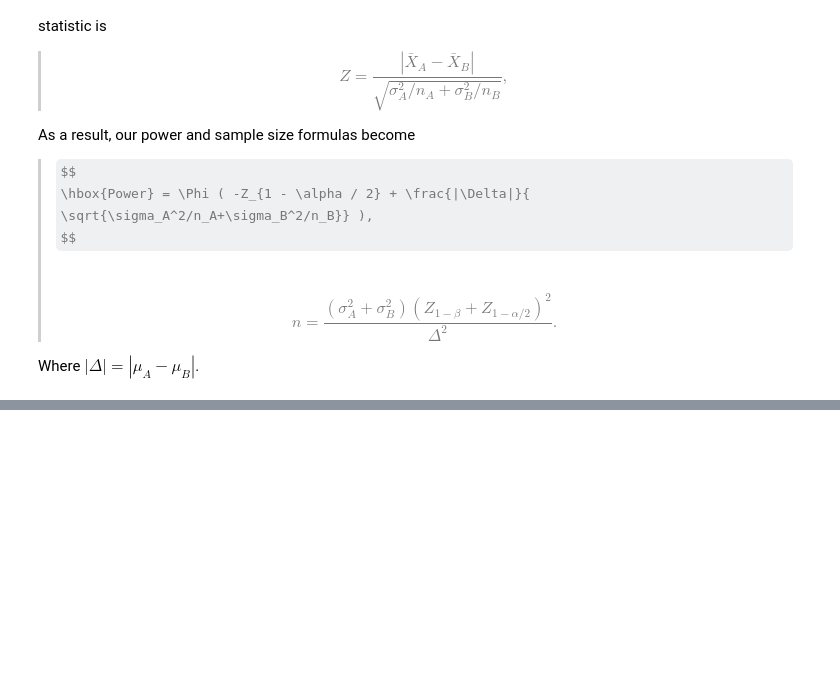
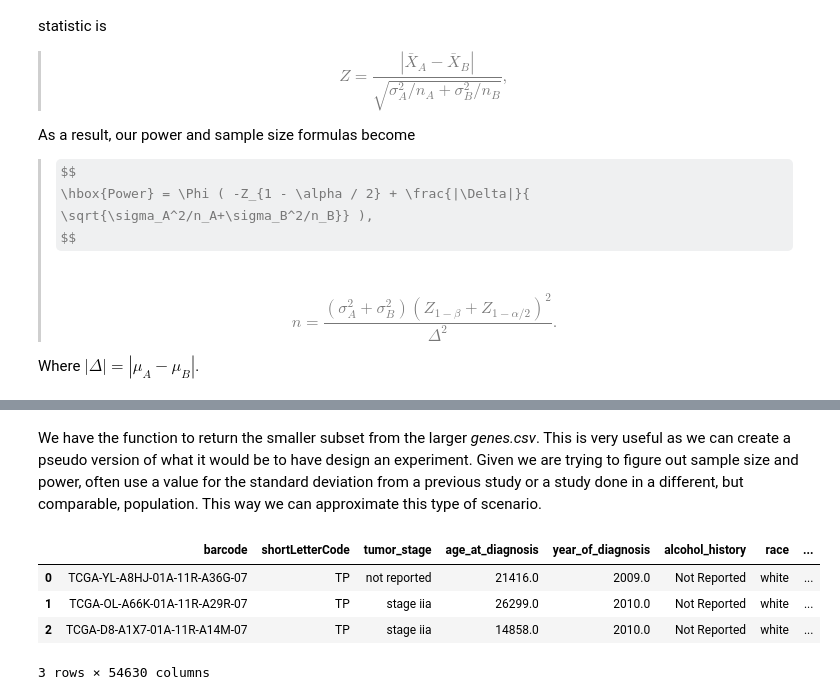
Before and after one commit to fredhutchio/ml-pancancer-example, a Jupyter notebook: Notebook 2 - Intermediate.ipynb, the cells around one changed output, grey strips where cells are left out. Drawn from its saved outputs; the diff is of its cells as text; code cells hidden in the pictures; some formulas as TeX source; blank space fills up the shorter version.

```diff
--- a/Notebook 2 - Intermediate.ipynb
+++ b/Notebook 2 - Intermediate.ipynb
@@ -165,0 +206,2 @@ plt.style.use('ggplot')
+# %% [markdown]
+We have the function to return the smaller subset from the larger *genes.csv*. This is very useful as we can create a pseudo version of what it would be to have design an experiment. Given we are trying to figure out sample size and power, often use a value for the standard deviation from a previous study or a study done in a different, but comparable, population. This way we can approximate this type of scenario.
@@ -165,0 +211,8 @@ plt.style.use('ggplot')
+# %%
+genes_small_log2.head(3)
+# %% [output]
+|  | barcode | shortLetterCode | tumor_stage | age_at_diagnosis | year_of_diagnosis | alcohol_history | race | ... |
+| 0 | TCGA-YL-A8HJ-01A-11R-A36G-07 | TP | not reported | 21416.0 | 2009.0 | Not Reported | white | ... |
+| 1 | TCGA-OL-A66K-01A-11R-A29R-07 | TP | stage iia | 26299.0 | 2010.0 | Not Reported | white | ... |
+| 2 | TCGA-D8-A1X7-01A-11R-A14M-07 | TP | stage iia | 14858.0 | 2010.0 | Not Reported | white | ... |
+3 rows × 54630 columns
```
Also changed, not shown: parts of 13 cells of this notebook.
